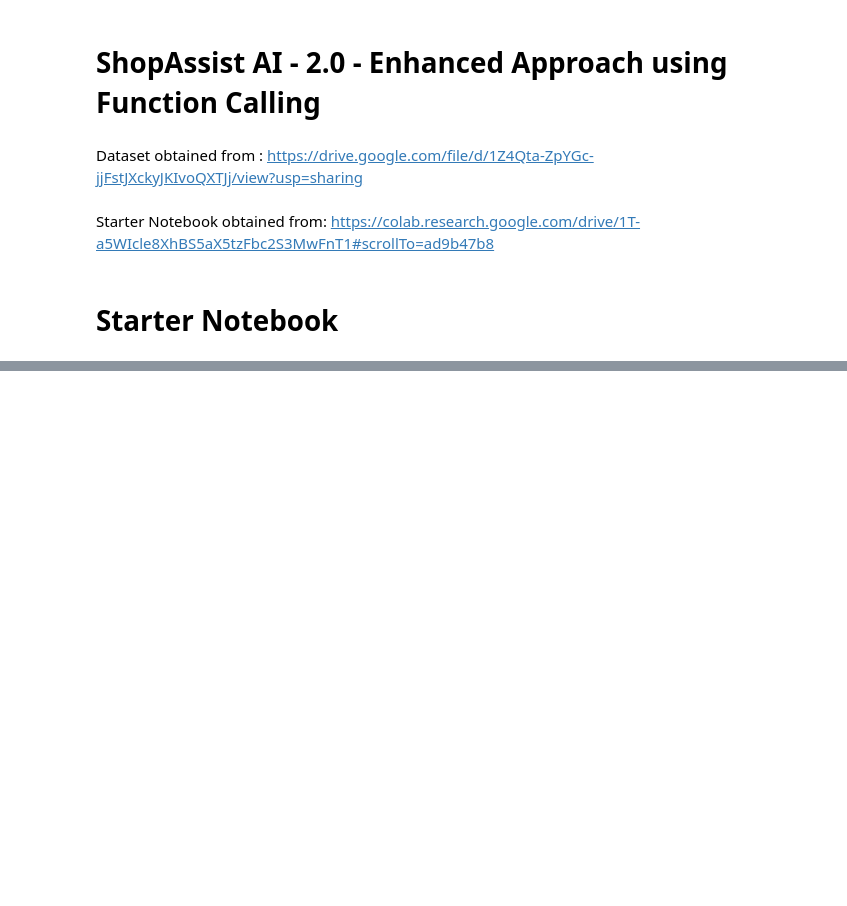
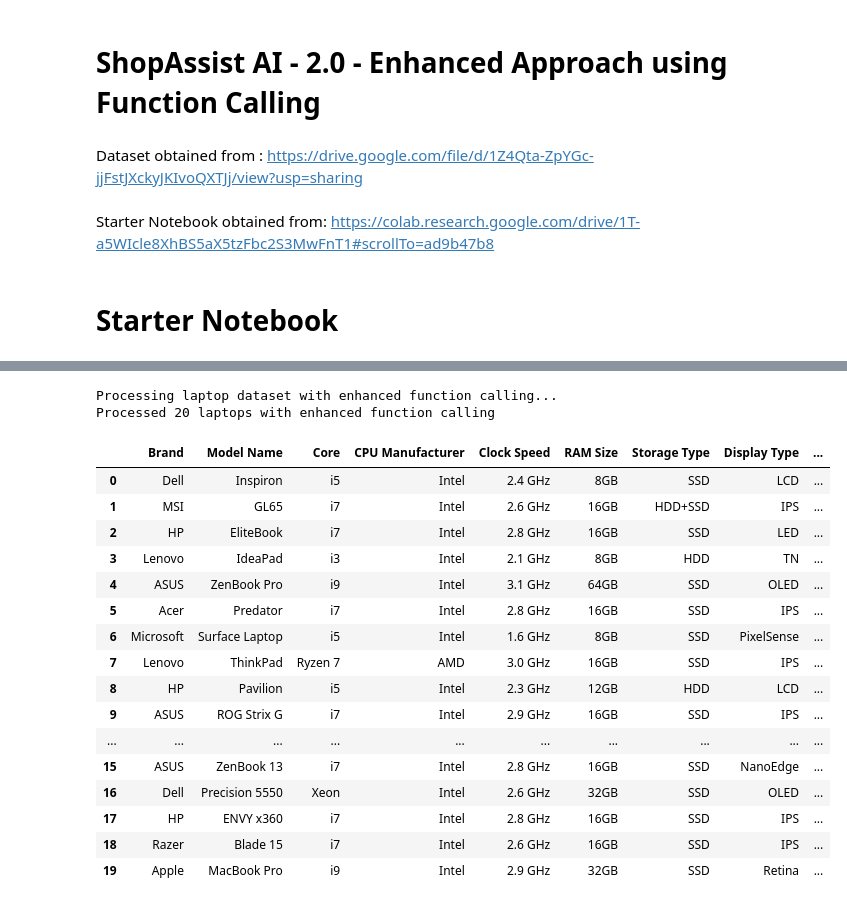
Before and after one commit to vinbaskaran/AI_projects, a Jupyter notebook: ShopAssistAI_2.0_Project_v2.ipynb, the cells around one changed output, grey strips where cells are left out. Drawn from its saved outputs; the diff is of its cells as text; code cells hidden in the pictures; blank space fills up the shorter version.

```diff
--- a/ShopAssistAI_2.0_Project_v2.ipynb
+++ b/ShopAssistAI_2.0_Project_v2.ipynb
@@ -506,0 +1012,22 @@ If you have any more questions in the future, feel free to ask. Have a great day
+# %%
+process_laptop_dataset_enhanced()
+# %% [output]
+Processing laptop dataset with enhanced function calling...
+Processed 20 laptops with enhanced function calling
+|  | Brand | Model Name | Core | CPU Manufacturer | Clock Speed | RAM Size | Storage Type | Display Type | ... |
+| 0 | Dell | Inspiron | i5 | Intel | 2.4 GHz | 8GB | SSD | LCD | ... |
+| 1 | MSI | GL65 | i7 | Intel | 2.6 GHz | 16GB | HDD+SSD | IPS | ... |
+| 2 | HP | EliteBook | i7 | Intel | 2.8 GHz | 16GB | SSD | LED | ... |
+| 3 | Lenovo | IdeaPad | i3 | Intel | 2.1 GHz | 8GB | HDD | TN | ... |
+| 4 | ASUS | ZenBook Pro | i9 | Intel | 3.1 GHz | 64GB | SSD | OLED | ... |
+| 5 | Acer | Predator | i7 | Intel | 2.8 GHz | 16GB | SSD | IPS | ... |
+| 6 | Microsoft | Surface Laptop | i5 | Intel | 1.6 GHz | 8GB | SSD | PixelSense | ... |
+| 7 | Lenovo | ThinkPad | Ryzen 7 | AMD | 3.0 GHz | 16GB | SSD | IPS | ... |
+| 8 | HP | Pavilion | i5 | Intel | 2.3 GHz | 12GB | HDD | LCD | ... |
+| 9 | ASUS | ROG Strix G | i7 | Intel | 2.9 GHz | 16GB | SSD | IPS | ... |
+| ... | ... | ... | ... | ... | ... | ... | ... | ... | ... |
+| 15 | ASUS | ZenBook 13 | i7 | Intel | 2.8 GHz | 16GB | SSD | NanoEdge | ... |
+| 16 | Dell | Precision 5550 | Xeon | Intel | 2.6 GHz | 32GB | SSD | OLED | ... |
+| 17 | HP | ENVY x360 | i7 | Intel | 2.8 GHz | 16GB | SSD | IPS | ... |
+| 18 | Razer | Blade 15 | i7 | Intel | 2.6 GHz | 16GB | SSD | IPS | ... |
+| 19 | Apple | MacBook Pro | i9 | Intel | 2.9 GHz | 32GB | SSD | Retina | ... |
```
Also changed, not shown: parts of 15 cells of this notebook.
